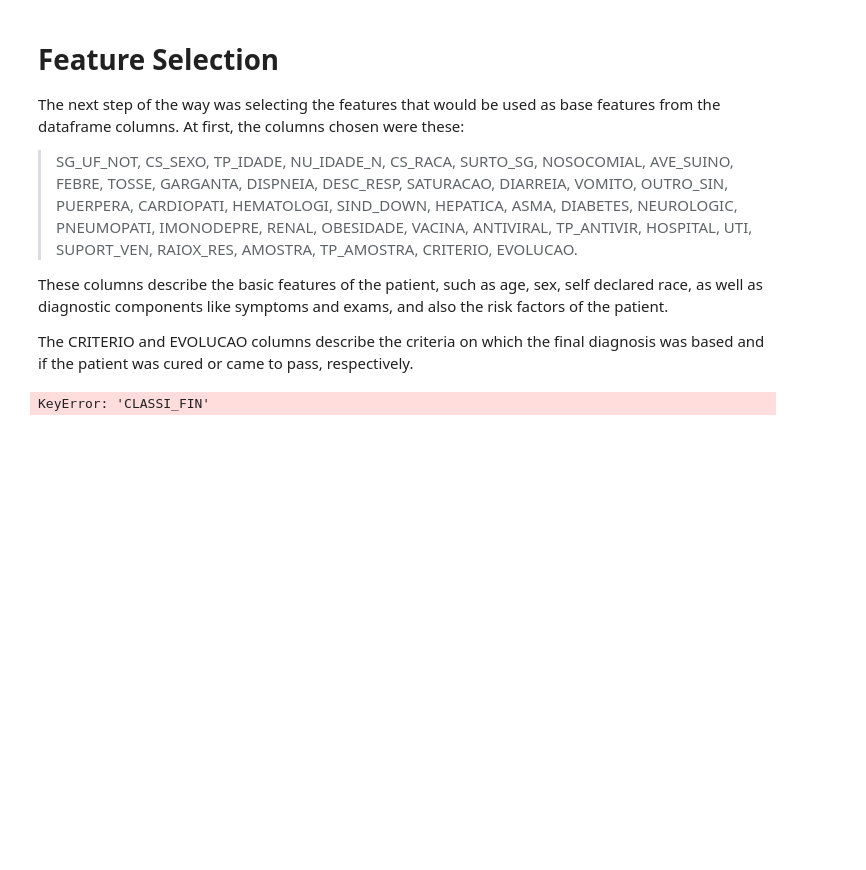
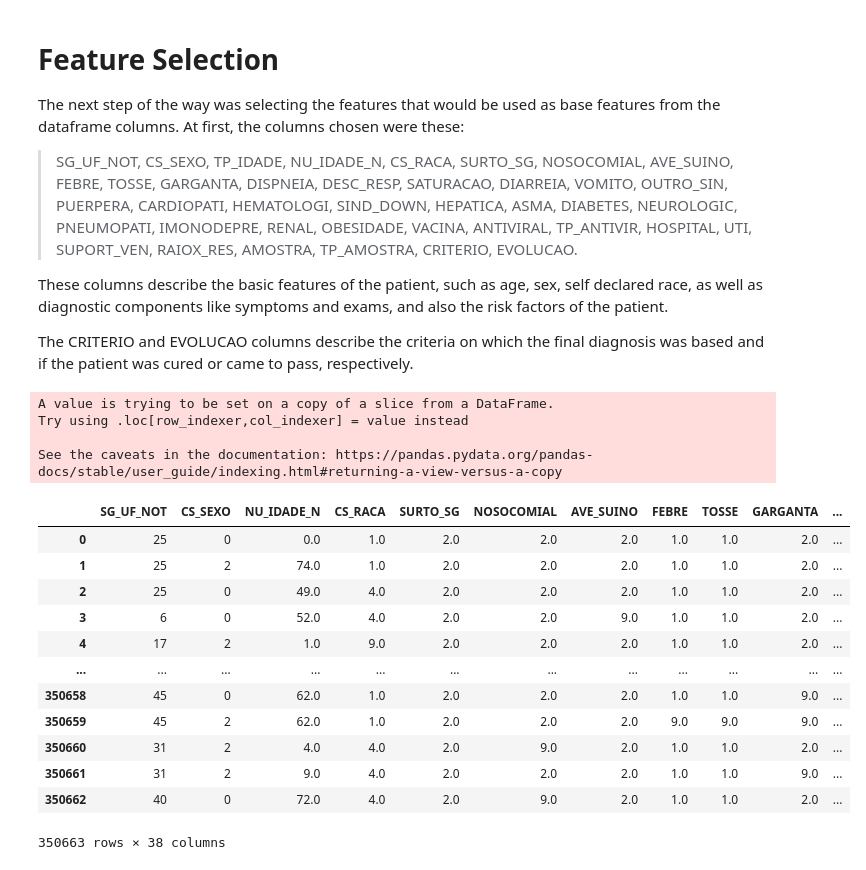
Before and after one commit to ptcar2009/covid19-classifier, a Jupyter notebook: DataExploration.ipynb, the cells around one changed output. Saved outputs shown, nothing was run; the diff lists cells and outputs as text; code cells hidden in the pictures; blank space fills up the shorter version.

Commit message:
[feat] normalization and data saving

```diff
--- a/DataExploration.ipynb
+++ b/DataExploration.ipynb
@@ -243,10 +246,9 @@ feature_list = ['SG_UF_NOT',
 # %%
 data_dir = './data'
 # %%
-def pre_process(df_in):
+def categorize_and_fill(df_in):
     # feature_list is the list of selected features
-    df_out_X = df_in[feature_list]
-    df_out_Y = df_in['CLASSI_FIN']
+    df_out_X = df_in[feature_list + ['CLASSI_FIN']]
 
 
     # converting categorical into numeric
@@ -261,21 +263,10 @@ def pre_process(df_in):
 
     # to tackle that, I did it like this
 
-
-    df_out_X.loc[df_out_X['TP_IDADE'] != np.nan]
-    df_out_X.loc[df_out_X['NU_IDADE_N'] > 1000 and df_out_X['NU_IDADE_N'] < 4000] = df_out_X['NU_IDADE_N'] % 1000
-
-    for i in range(len(df_out_X.index)):
-        age = df_out_X.loc[i, 'NU_IDADE_N']
-        if age > 1000:
-            category = age // 1000
-        else:
-            category = df_out_X.loc[i, 'TP_IDADE']
-
-        if category == 4:
-            df_out_X.loc[i, 'NU_IDADE_N'] = age
-        else:
-            df_out_X.loc[i, 'NU_IDADE_N'] = 0
+    df_out_X.loc[pd.notnull(df_out_X['TP_IDADE']) & (df_out_X['TP_IDADE'] != 3), ['NU_IDADE_N']] = 0
+    df_out_X.loc[(df_out_X['NU_IDADE_N'] > 4000), ['NU_IDADE_N']] = df_out_X[
+        ((df_out_X['NU_IDADE_N'] > 4000))]['NU_IDADE_N'] % 1000
+    df_out_X.loc[df_out_X['NU_IDADE_N'] > 1000, ['NU_IDADE_N']] = 0
 
     # removing the 'TP_IDADE' column, that represents the age kind
     df_out_X = df_out_X.drop(labels='TP_IDADE', axis=1)
@@ -286,10 +277,37 @@ def pre_process(df_in):
     # since the classifier will only classify if it's covid or not,
     # it's actually a binary classifier, so there are only two classes,
     # is covid and is not covid
-    df_out_Y[df_out_Y != 5] = 0
-    df_out_Y[df_out_Y != 0] = 1
-    return df_out_X.values, df_out_Y.values
+
+    return df_out_X
-# %%
-X_2020, y_2020 = pre_process(df_2020)
-# %% [output]
-KeyError: 'CLASSI_FIN'
+# %%
+df_2020 = categorize_and_fill(df_2020)
+df_control = categorize_and_fill(df_control)
+# %% [output]
+A value is trying to be set on a copy of a slice from a DataFrame.
+Try using .loc[row_indexer,col_indexer] = value instead
+
+See the caveats in the documentation: https://pandas.pydata.org/pandas-docs/stable/user_guide/indexing.html#returning-a-view-versus-a-copy
+# %%
+valid_index_2020 = df_2020['CLASSI_FIN'] == 5
+valid_index_control = df_control['CLASSI_FIN'] == 4
+
+full_df = pd.concat([df_2020[valid_index_2020], df_control[valid_index_control]], ignore_index=True, sort=False)
+# %%
+full_df.loc[full_df['CLASSI_FIN'] == 4, 'CLASSI_FIN'] = 0
+full_df.loc[full_df['CLASSI_FIN'] == 5, 'CLASSI_FIN'] = 1
+# %%
+full_df
+# %% [output]
+|  | SG_UF_NOT | CS_SEXO | NU_IDADE_N | CS_RACA | SURTO_SG | NOSOCOMIAL | AVE_SUINO | FEBRE | TOSSE | GARGANTA | ... |
+| 0 | 25 | 0 | 0.0 | 1.0 | 2.0 | 2.0 | 2.0 | 1.0 | 1.0 | 2.0 | ... |
+| 1 | 25 | 2 | 74.0 | 1.0 | 2.0 | 2.0 | 2.0 | 1.0 | 1.0 | 2.0 | ... |
+| 2 | 25 | 0 | 49.0 | 4.0 | 2.0 | 2.0 | 2.0 | 1.0 | 1.0 | 2.0 | ... |
+| 3 | 6 | 0 | 52.0 | 4.0 | 2.0 | 2.0 | 9.0 | 1.0 | 1.0 | 2.0 | ... |
+| 4 | 17 | 2 | 1.0 | 9.0 | 2.0 | 2.0 | 2.0 | 1.0 | 1.0 | 2.0 | ... |
+| ... | ... | ... | ... | ... | ... | ... | ... | ... | ... | ... | ... |
+| 350658 | 45 | 0 | 62.0 | 1.0 | 2.0 | 2.0 | 2.0 | 1.0 | 1.0 | 9.0 | ... |
+| 350659 | 45 | 2 | 62.0 | 1.0 | 2.0 | 2.0 | 2.0 | 9.0 | 9.0 | 9.0 | ... |
+| 350660 | 31 | 2 | 4.0 | 4.0 | 2.0 | 9.0 | 2.0 | 1.0 | 1.0 | 2.0 | ... |
+| 350661 | 31 | 2 | 9.0 | 4.0 | 2.0 | 2.0 | 2.0 | 1.0 | 1.0 | 9.0 | ... |
+| 350662 | 40 | 0 | 72.0 | 4.0 | 2.0 | 9.0 | 2.0 | 1.0 | 1.0 | 2.0 | ... |
+350663 rows × 38 columns
```
Also changed, not shown: parts of 22 cells of this notebook.
